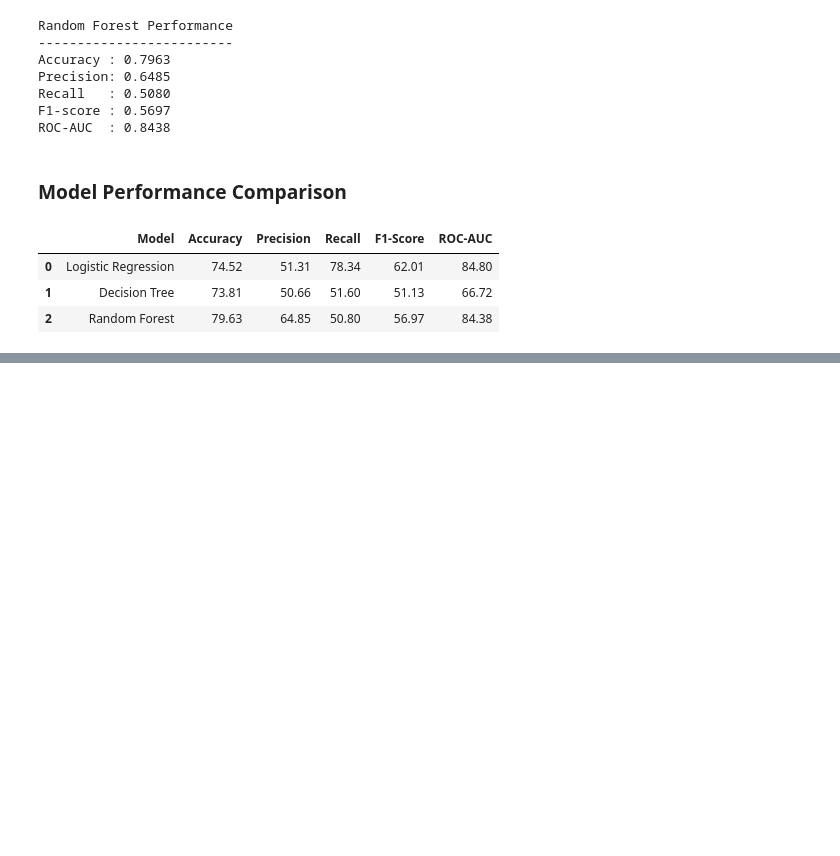
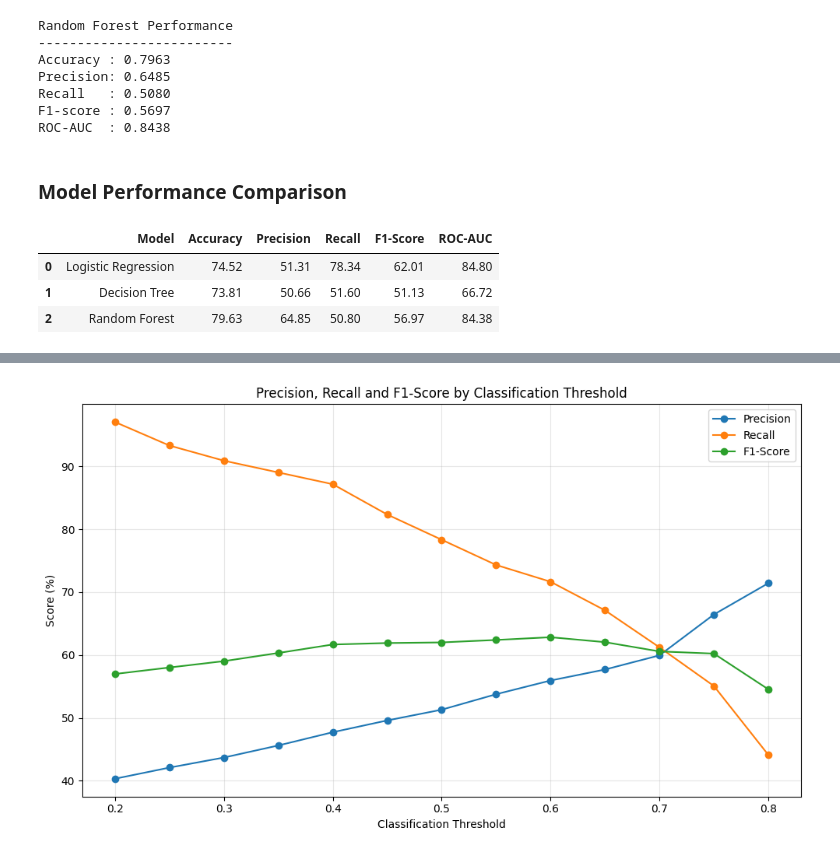
Before and after one commit to AchalaSharma/churn-prediction-project, a Jupyter notebook: notebooks/01_Data_Understanding_and_Initial_EDA.ipynb, the cells around one changed output, grey strips where cells are left out. Cells and saved outputs as stored; diff of their text form; code cells hidden in the pictures; blank space fills up the shorter version.

```diff
--- a/notebooks/01_Data_Understanding_and_Initial_EDA.ipynb
+++ b/notebooks/01_Data_Understanding_and_Initial_EDA.ipynb
@@ -1994,0 +2640,35 @@ model_results_display
+# %%
+# Plot threshold performance
+
+plt.figure(figsize=(10, 6))
+
+plt.plot(
+    threshold_results_df['Threshold'],
+    threshold_results_df['Precision'],
+    marker='o',
+    label='Precision'
+)
+
+plt.plot(
+    threshold_results_df['Threshold'],
+    threshold_results_df['Recall'],
+    marker='o',
+    label='Recall'
+)
+
+plt.plot(
+    threshold_results_df['Threshold'],
+    threshold_results_df['F1-Score'],
+    marker='o',
+    label='F1-Score'
+)
+
+plt.xlabel('Classification Threshold')
+plt.ylabel('Score (%)')
+plt.title('Precision, Recall and F1-Score by Classification Threshold')
+plt.legend()
+plt.grid(True, alpha=0.3)
+plt.tight_layout()
+plt.show()
+# %% [output]
+[figure, added]
```
Also changed, not shown: parts of 27 cells of this notebook.
